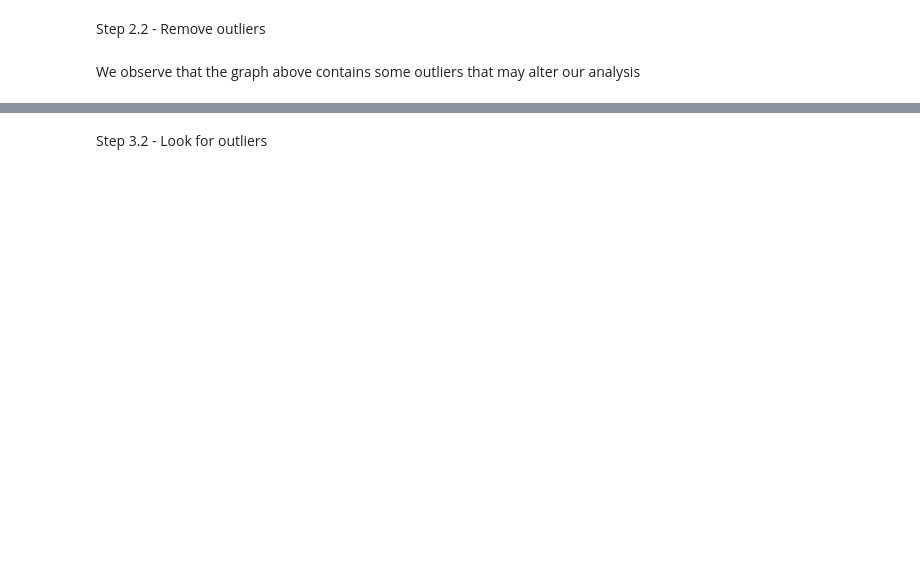
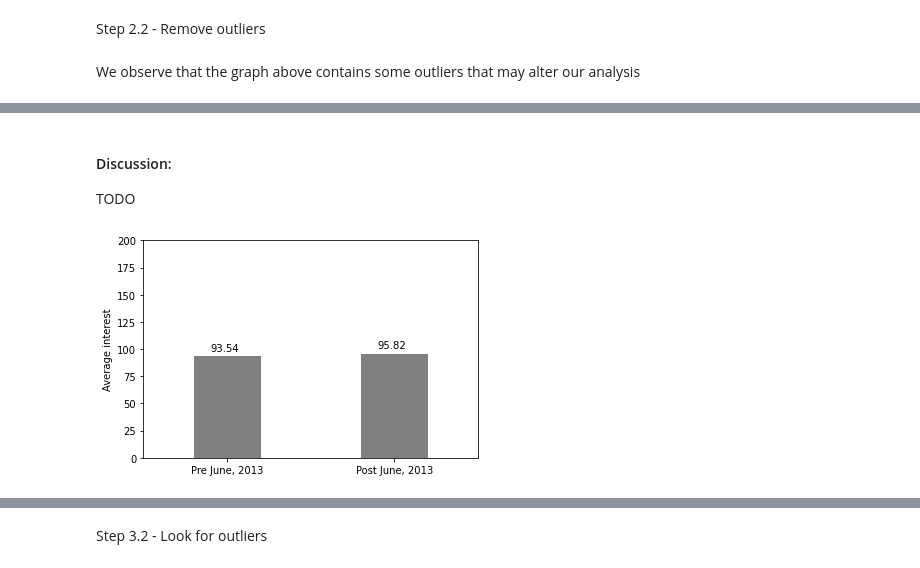
Before and after one commit to epfl-ada/ada-2020-project-milestone-p3-p3_pada1, a Jupyter notebook: chilling_effect_trend.ipynb, the cells around one changed output, grey strips where cells are left out. Drawn from its saved outputs; the diff is of its cells as text; code cells hidden in the pictures; blank space fills up the shorter version.

Commit message:
cleaning notebook

```diff
--- a/chilling_effect_trend.ipynb
+++ b/chilling_effect_trend.ipynb
@@ -430,7 +433,7 @@ if CREATE_DATAFRAMES:
 # %% [markdown]
 #### Load data
 # %%
-data_path = 'fixed_data/'
+data_path = 'data/'
 
 if path.exists(data_path):
     terrorism_df = load_pickle(data_path+"terrorism_US.pkl")
@@ -536 +553,5 @@ plt.show()
+# %% [markdown]
+#### Discussion:
+
+TODO
 # %%
@@ -551,16 +572,18 @@ terrorism_pre_june_clean_ts = terrorism_clean_ts[terrorism_clean_ts['date'] < re
 terrorism_post_june_clean_ts = terrorism_clean_ts[terrorism_clean_ts['date'] > revelation_date]
 # %%
 #TODO: add comment here
-mean_pre_june = np.mean(terrorism_pre_june_ts['max_ratio'])
-mean_post_june = np.mean(terrorism_post_june_ts['max_ratio'])
+mean_pre_june = np.mean(terrorism_pre_june_clean_ts['max_ratio'])
+mean_post_june = np.mean(terrorism_post_june_clean_ts['max_ratio'])
 plt.bar([0, 1], [mean_pre_june, mean_post_june], color='gray', width=0.4)
 plt.xticks([0, 1], ['Pre June, 2013', 'Post June, 2013'])
 plt.ylabel("Average interest")
 plt.xlim(-0.5, 1.5)
 plt.ylim(0, 200)
 plt.text(-0.1, mean_pre_june + 5, f"{mean_pre_june:.2f}")
 plt.text(0.9, mean_post_june + 5, f"{mean_post_june:.2f}")
 plt.show()
+# %% [output]
+[figure, added]
 # %%
 ### TODO Modify description of the plot
 
```
Also changed, not shown: parts of 28 cells of this notebook, 40 other files.
